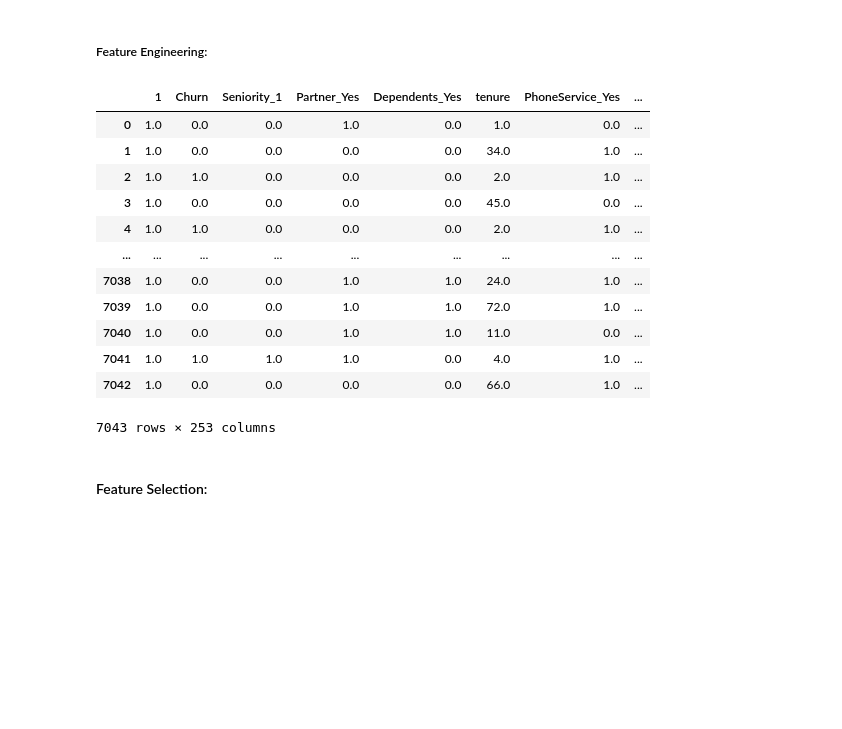
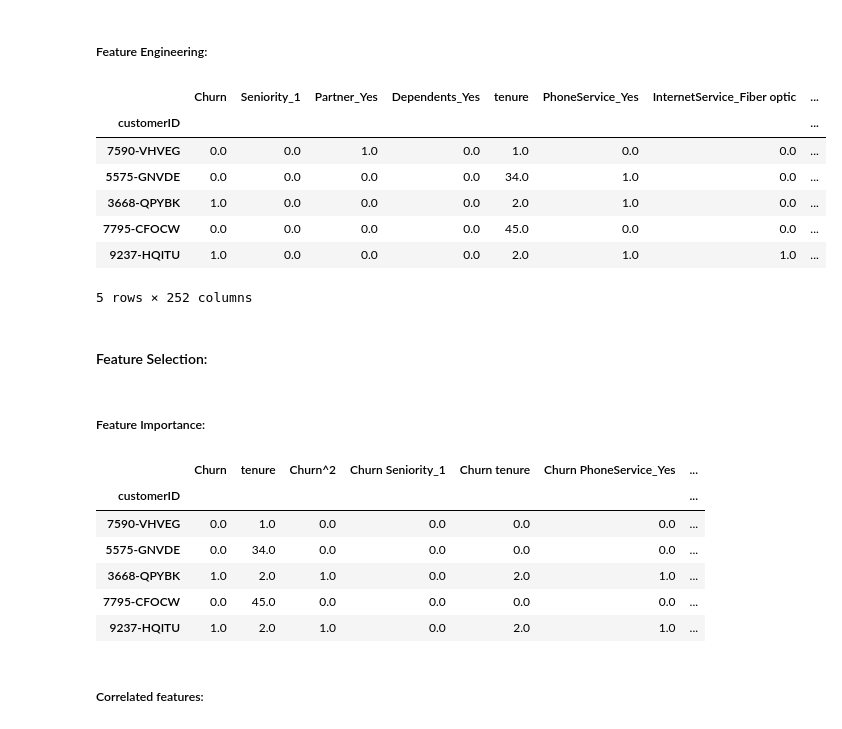
Before and after one commit to manugaco/use_cases, a Jupyter notebook: Customers_Churn_Prediction/Supervised_SL_Churn_prediction.ipynb, the cells around one changed output. Drawn from its saved outputs; the diff is of its cells as text; code cells hidden in the pictures; blank space fills up the shorter version.

Commit message:
modelling table done

```diff
--- a/Customers_Churn_Prediction/Supervised_SL_Churn_prediction.ipynb
+++ b/Customers_Churn_Prediction/Supervised_SL_Churn_prediction.ipynb
@@ -704,21 +733,20 @@ poly = PolynomialFeatures(2)
 ls_features = poly.fit_transform(df_feat)
 df_featured = pd.DataFrame(ls_features)
 df_featured.columns = poly.get_feature_names(input_features=df_feat.columns)
+df_featured.index = df_feat.index
+df_featured.drop('1', axis=1, inplace=True)
 # %%
-df_featured
+df_featured.head()
 # %% [output]
-|  | 1 | Churn | Seniority_1 | Partner_Yes | Dependents_Yes | tenure | PhoneService_Yes | ... |
-| 0 | 1.0 | 0.0 | 0.0 | 1.0 | 0.0 | 1.0 | 0.0 | ... |
-| 1 | 1.0 | 0.0 | 0.0 | 0.0 | 0.0 | 34.0 | 1.0 | ... |
-| 2 | 1.0 | 1.0 | 0.0 | 0.0 | 0.0 | 2.0 | 1.0 | ... |
-| 3 | 1.0 | 0.0 | 0.0 | 0.0 | 0.0 | 45.0 | 0.0 | ... |
-| 4 | 1.0 | 1.0 | 0.0 | 0.0 | 0.0 | 2.0 | 1.0 | ... |
-| ... | ... | ... | ... | ... | ... | ... | ... | ... |
-| 7038 | 1.0 | 0.0 | 0.0 | 1.0 | 1.0 | 24.0 | 1.0 | ... |
-| 7039 | 1.0 | 0.0 | 0.0 | 1.0 | 1.0 | 72.0 | 1.0 | ... |
-| 7040 | 1.0 | 0.0 | 0.0 | 1.0 | 1.0 | 11.0 | 0.0 | ... |
-| 7041 | 1.0 | 1.0 | 1.0 | 1.0 | 0.0 | 4.0 | 1.0 | ... |
-| 7042 | 1.0 | 0.0 | 0.0 | 0.0 | 0.0 | 66.0 | 1.0 | ... |
+|  | Churn | Seniority_1 | Partner_Yes | Dependents_Yes | tenure | PhoneService_Yes | InternetService_Fiber optic | ... |
+| customerID |  |  |  |  |  |  |  | ... |
+| 7590-VHVEG | 0.0 | 0.0 | 1.0 | 0.0 | 1.0 | 0.0 | 0.0 | ... |
+| 5575-GNVDE | 0.0 | 0.0 | 0.0 | 0.0 | 34.0 | 1.0 | 0.0 | ... |
+| 3668-QPYBK | 1.0 | 0.0 | 0.0 | 0.0 | 2.0 | 1.0 | 0.0 | ... |
+| 7795-CFOCW | 0.0 | 0.0 | 0.0 | 0.0 | 45.0 | 0.0 | 0.0 | ... |
+| 9237-HQITU | 1.0 | 0.0 | 0.0 | 0.0 | 2.0 | 1.0 | 1.0 | ... |
-7043 rows × 253 columns
+5 rows × 252 columns
 # %% [markdown]
 #### Feature Selection:
+# %% [markdown]
+##### Feature Importance:
@@ -724,0 +757,12 @@ df_featured
+# %%
+df_feat_imp.head()
+# %% [output]
+|  | Churn | tenure | Churn^2 | Churn Seniority_1 | Churn tenure | Churn PhoneService_Yes | ... |
+| customerID |  |  |  |  |  |  | ... |
+| 7590-VHVEG | 0.0 | 1.0 | 0.0 | 0.0 | 0.0 | 0.0 | ... |
+| 5575-GNVDE | 0.0 | 34.0 | 0.0 | 0.0 | 0.0 | 0.0 | ... |
+| 3668-QPYBK | 1.0 | 2.0 | 1.0 | 0.0 | 2.0 | 1.0 | ... |
+| 7795-CFOCW | 0.0 | 45.0 | 0.0 | 0.0 | 0.0 | 0.0 | ... |
+| 9237-HQITU | 1.0 | 2.0 | 1.0 | 0.0 | 2.0 | 1.0 | ... |
+# %% [markdown]
+##### Correlated features:
```
Also changed, not shown: parts of 8 cells of this notebook.
